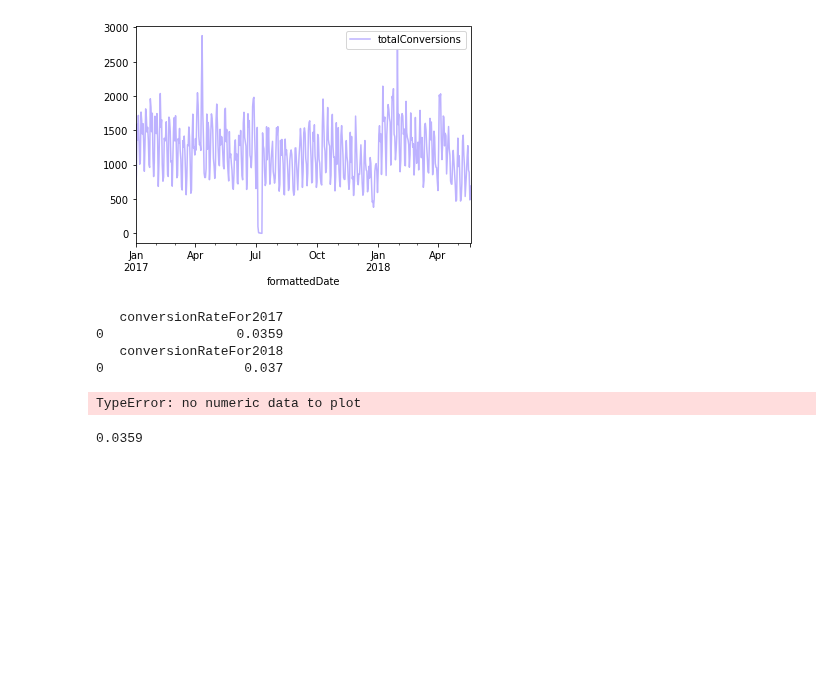
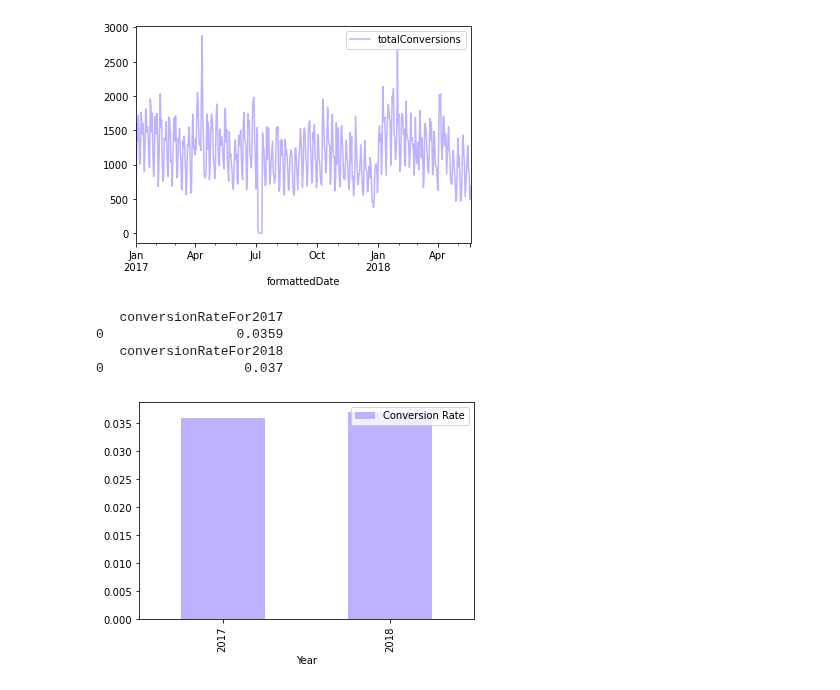
Before and after one commit to Coletterbox/More-BigQuery-with-Python, a Jupyter notebook: dashboardDraft.ipynb, the cells around one changed output. Drawn from its saved outputs; the diff is of its cells as text; code cells hidden in the pictures; blank space fills up the shorter version.

Commit message:
Change conversion rate graph so that results are not hardcoded in

```diff
--- a/dashboardDraft.ipynb
+++ b/dashboardDraft.ipynb
@@ -237,41 +237,27 @@ runQuery(totalConversionsOverTime).plot.line(x='formattedDate', y='totalConversi
 <AxesSubplot:xlabel='formattedDate'>
 [figure]
 # %%
-# conversion rates for each year
 conversionRate2017 = """
     SELECT ROUND((AVG(conversions))/(AVG(sessions)), 4) AS conversionRateFor2017
     FROM apprenticeship-299321.sample_data.datatable
     WHERE date<20180000
 """
-conversionRateFor2017 = runQuery(conversionRate2017)
+conversionRateFor2017 = runQuery(conversionRate2017).squeeze()
 
 conversionRate2018 = """
     SELECT ROUND((AVG(conversions))/(AVG(sessions)), 4) AS conversionRateFor2018
     FROM apprenticeship-299321.sample_data.datatable
     WHERE date>20180000
 """
-conversionRateFor2018 = runQuery(conversionRate2018)
-
-# TODO: change conversionRateFor2017 and conversionRateFor2018 variable types
-# so that the code below works and you don't have to hardcode the data
+conversionRateFor2018 = runQuery(conversionRate2018).squeeze()
 
 data = {"Year":[2017, 2018], "Conversion Rate":[conversionRateFor2017, conversionRateFor2018]};
 dataFrame= pd.DataFrame(data=data)
 dataFrame.plot.bar(x="Year", y="Conversion Rate", color=singleColorArray)
 plot.show(block=True)
-
-# data = {"Year":[2017, 2018], "Conversion Rate":[0.0359, 0.0370]};
-# dataFrame= pd.DataFrame(data=data)
-# dataFrame.plot.bar(x="Year", y="Conversion Rate", color=singleColorArray)
-# plot.show(block=True)
 # %% [output]
    conversionRateFor2017
 0                 0.0359
    conversionRateFor2018
 0                  0.037
-TypeError: no numeric data to plot
+[figure, added]
-# %%
-type(conversionRateFor2017)
-conversionRateFor2017.squeeze()
-# %% [output]
-0.0359
```
